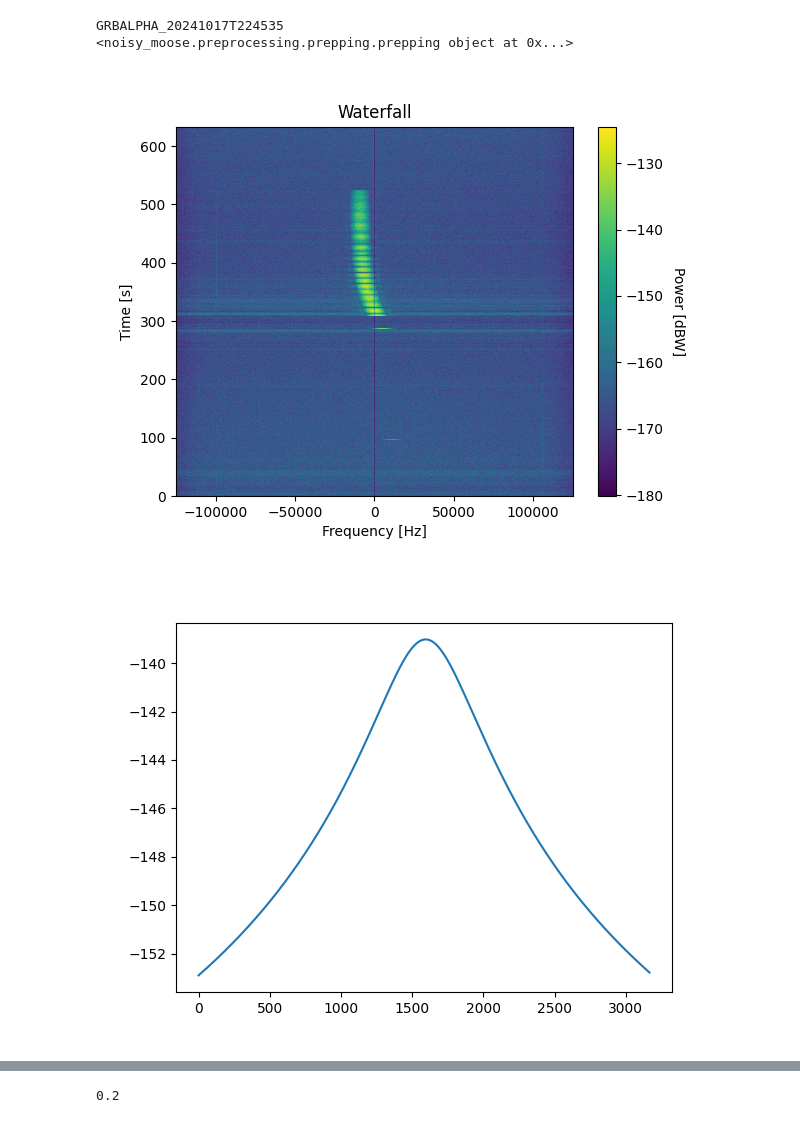
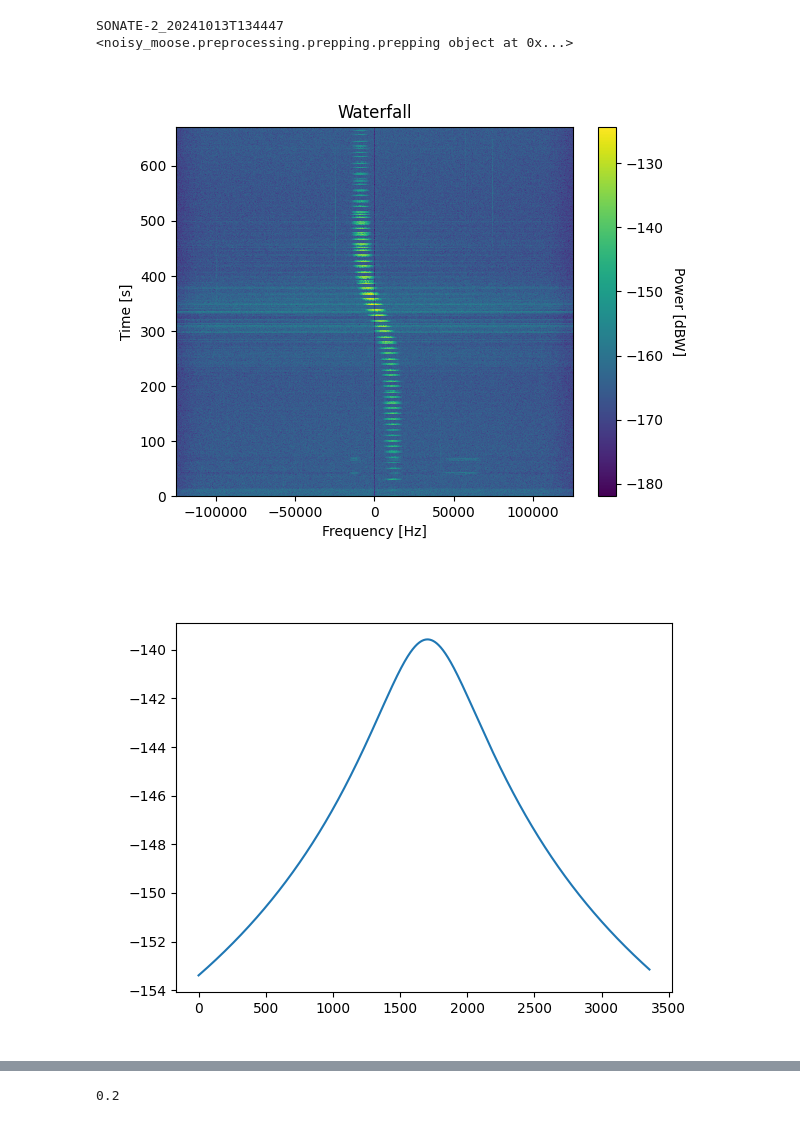
Before and after one commit to P7-Link-state/time_series_estimation, a Jupyter notebook: Machine-Learning-Playfield.ipynb, the cells around one changed output, grey strips where cells are left out. Cells and saved outputs as stored; diff of their text form; code cells hidden in the pictures.

```diff
--- a/Machine-Learning-Playfield.ipynb
+++ b/Machine-Learning-Playfield.ipynb
@@ -10,35 +10,35 @@ import numpy as np
 data_path = 'C:/Users/StoreElberg/OneDrive - Aalborg Universitet/Git3/output/' # Change this to the path of the data for you system but please keep the others as a comment
 label_path = 'C:/Users/StoreElberg/OneDrive - Aalborg Universitet/Git3/Data-Pre/new_labels.json'
 
 labels = json.loads(open(label_path).read())
-file=labels['3'][18]
+file=labels['3'][2]
 print(file)
 
 def unpickle(file):
     with open(data_path + file+"_pickled.bin", 'rb') as f:
         dump = f.read()
     # Unpickle the data
     return pickle.loads(dump)
 
-data = unpickle(file)
+data: nm.prepping = unpickle(file)
 print(data)  # This will print the unpickled object
 #data.noise_obj.run()
 plt.figure()
 data.noise_obj.plot_waterfall()
 plt.show()
 # pre
 plt.figure()
 plt.plot(data.station_obj.fspl)
 plt.show()
 
 
 
 # BAM=[] #Big Ass Matrix
 # SNR?(),
 
 # BAM = BAM.append()
 # %% [output]
-GRBALPHA_20241017T224535
+SONATE-2_20241013T134447
 <noisy_moose.preprocessing.prepping.prepping object at 0x...>
-[figure, old version]
+[figure, new version]
-[figure, old version]
+[figure, new version]
```
Also changed, not shown: parts of 4 cells of this notebook, 5 other files.
